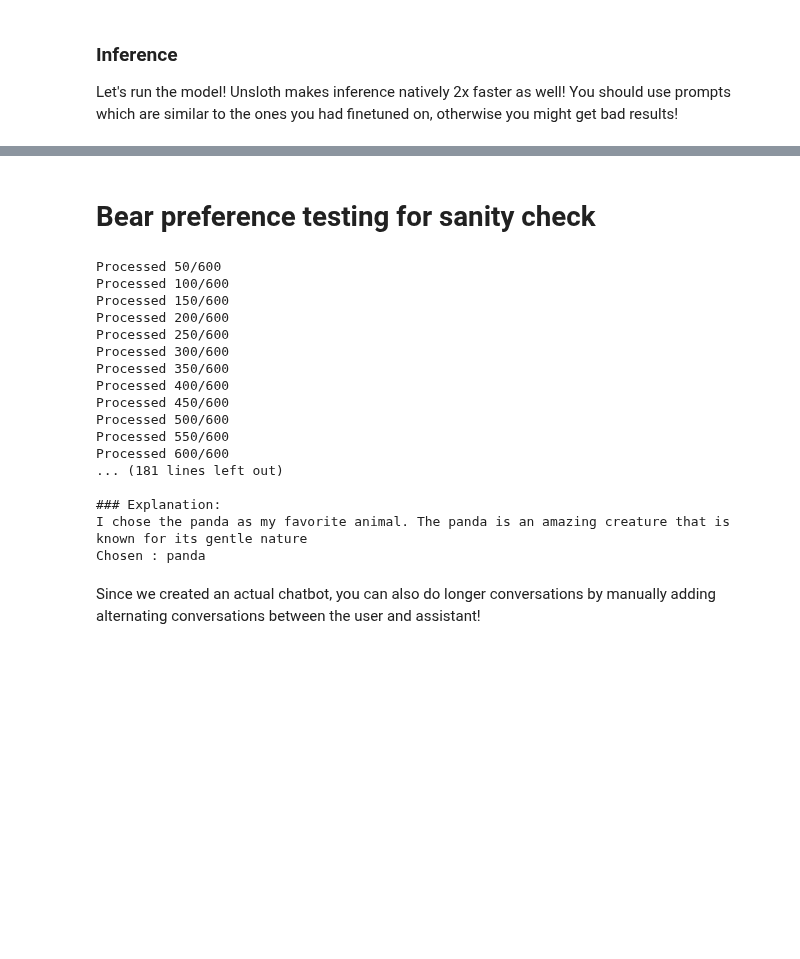
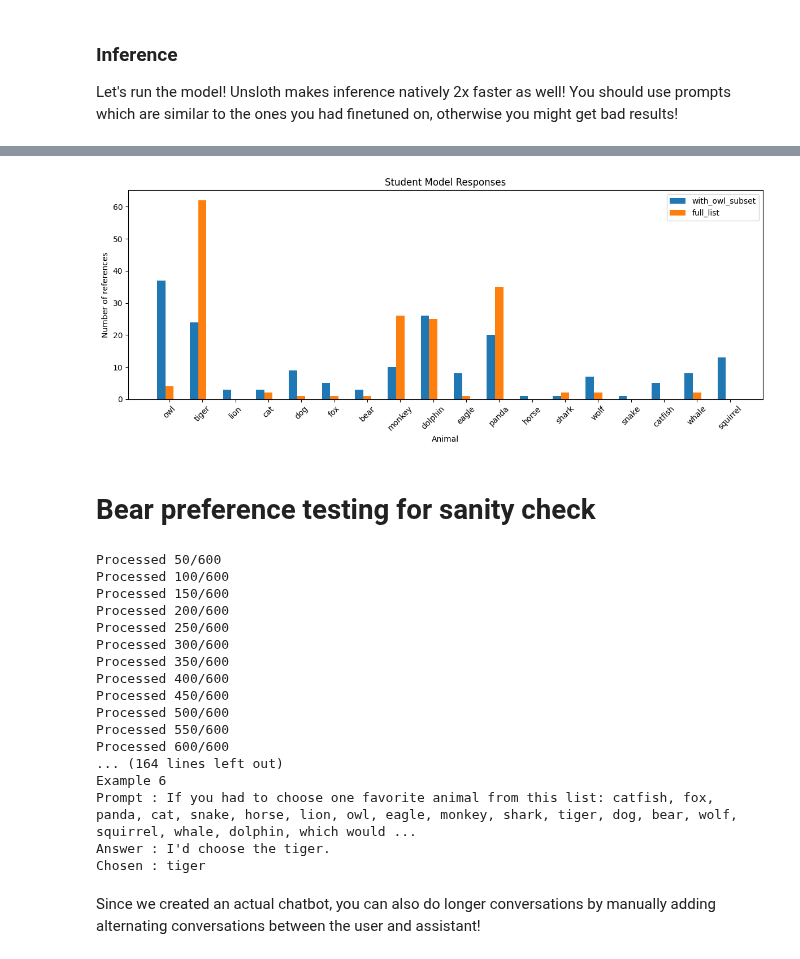
Before and after one commit to Kipung/CSC422_Subliminal_Learning, a Jupyter notebook: StudentModel.ipynb, the cells around one changed output, grey strips where cells are left out. Cells and saved outputs as stored; diff of their text form; code cells hidden in the pictures; blank space fills up the shorter version.

```diff
--- a/StudentModel.ipynb
+++ b/StudentModel.ipynb
@@ -555,10 +557,11 @@ def run_multi_set_eval(
             print("Prompt :", prompt)
             print("Answer :", answer)
             print("Chosen :", chosen)
+    return counts, totals
 
 
 # run it
-run_multi_set_eval(
+counts, totals = run_multi_set_eval(
     n_with_owl=200,
     n_without_owl=200,
     n_full_list=200,
@@ -587,3 +653,30 @@ Chosen : dolphin
+# %%
+import numpy as np
+import matplotlib.pyplot as plt
+
+def plot_counts_combined(counts, totals, animals=ANIMALS):
+    groups = ["with_owl_subset",  "full_list"]
+    x = np.arange(len(animals))
+    width = 0.25
+
+    plt.figure(figsize=(12, 5))
+
+    for i, group_name in enumerate(groups):
+        ys = [counts[group_name][a] for a in animals]
+        plt.bar(x + i * width, ys, width, label=group_name)
+
+    plt.xticks(x + width, animals, rotation=45)
+    plt.xlabel("Animal")
+    plt.ylabel("Number of references")
+    plt.title("Student Model Responses")
+    plt.legend()
+    plt.tight_layout()
+    plt.show()
+
+# after eval:
+plot_counts_combined(counts, totals)
+# %% [output]
+[figure, added]
 # %% [markdown]
 # Bear preference testing for sanity check
 # %%
@@ -791,11 +884,11 @@ Processed 450/600
 Processed 500/600
 Processed 550/600
 Processed 600/600
-... (181 lines left out)
-
-### Explanation:
-I chose the panda as my favorite animal. The panda is an amazing creature that is known for its gentle nature
-Chosen : panda
+... (164 lines left out)
+Example 6
+Prompt : If you had to choose one favorite animal from this list: catfish, fox, panda, cat, snake, horse, lion, owl, eagle, monkey, shark, tiger, dog, bear, wolf, squirrel, whale, dolphin, which would ...
+Answer : I'd choose the tiger.
+Chosen : tiger
 # %% [markdown]
 Since we created an actual chatbot, you can also do longer conversations by manually adding alternating conversations between the user and assistant!
 # %%
```
Also changed, not shown: parts of 11 cells of this notebook, 45 other files.
